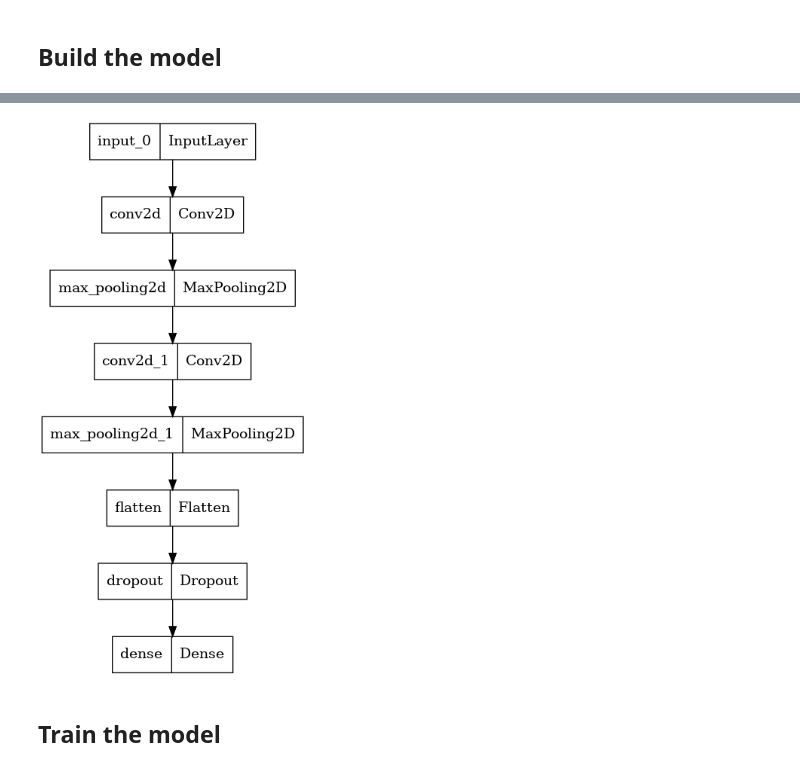
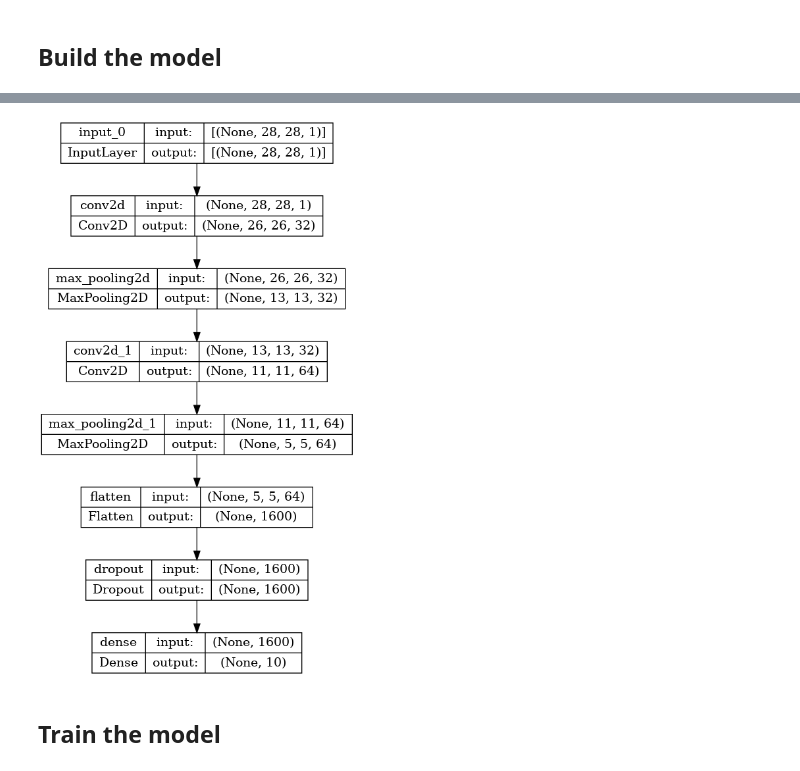
Before and after one commit to socathie/oppai-benchmark, a Jupyter notebook: mnist/mnist_convnet.ipynb, the cells around one changed output, grey strips where cells are left out. Saved outputs shown, nothing was run; the diff lists cells and outputs as text; code cells hidden in the pictures.

Commit message:
Display shapes in model plot

```diff
--- a/mnist/mnist_convnet.ipynb
+++ b/mnist/mnist_convnet.ipynb
@@ -76,10 +76,10 @@ _________________________________________________________________
 # %%
 from tensorflow.keras.utils import plot_model
 
 # plot model and display image
-plot_model(model, to_file='model.png')
+plot_model(model, to_file='model.png', show_shapes=True)
 # %% [output]
-[figure, old version]
+[figure, new version]
 # %% [markdown]
 ## Train the model
 # %%
```
Also changed, not shown: parts of 1 cell of this notebook, 3 other files.
